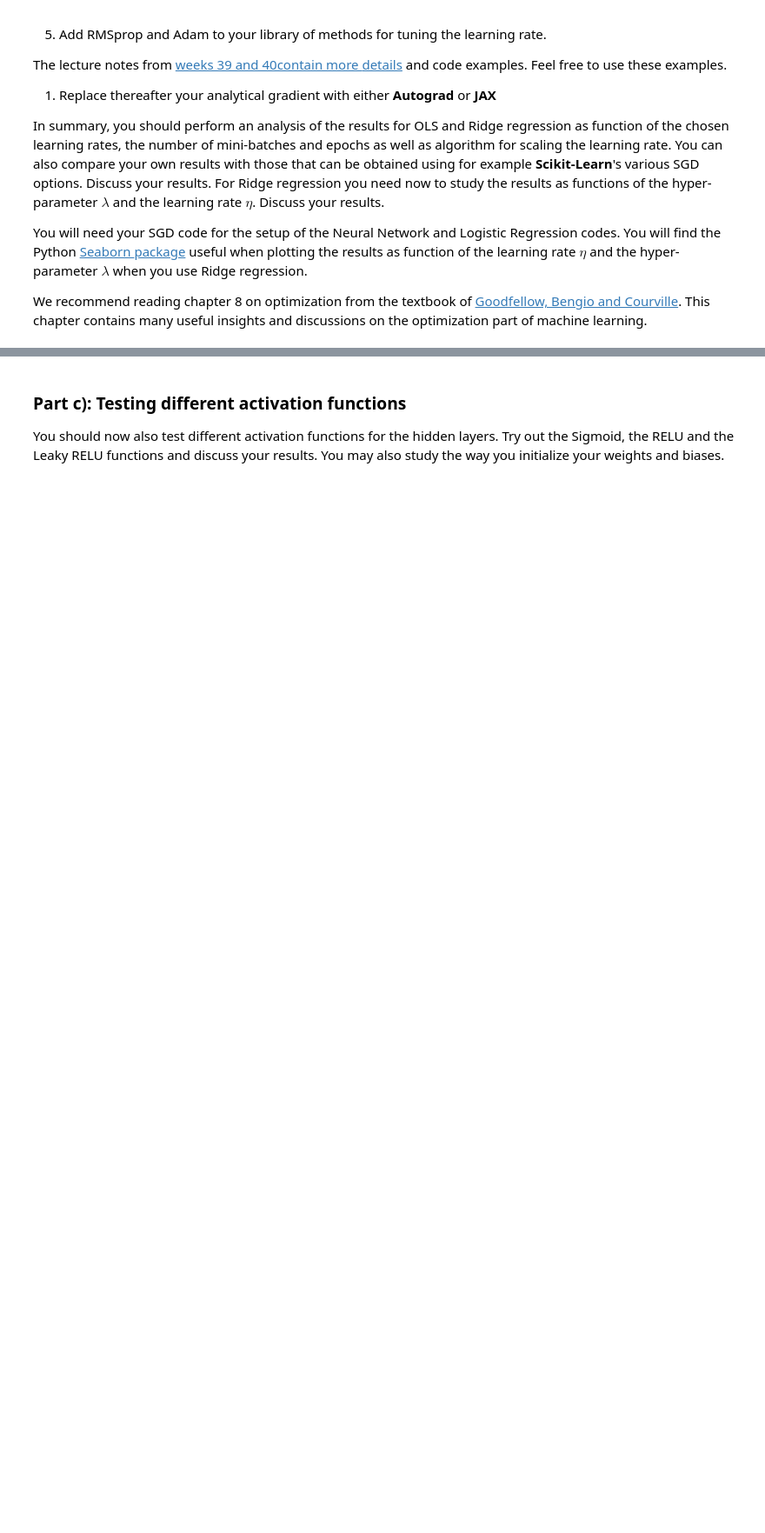
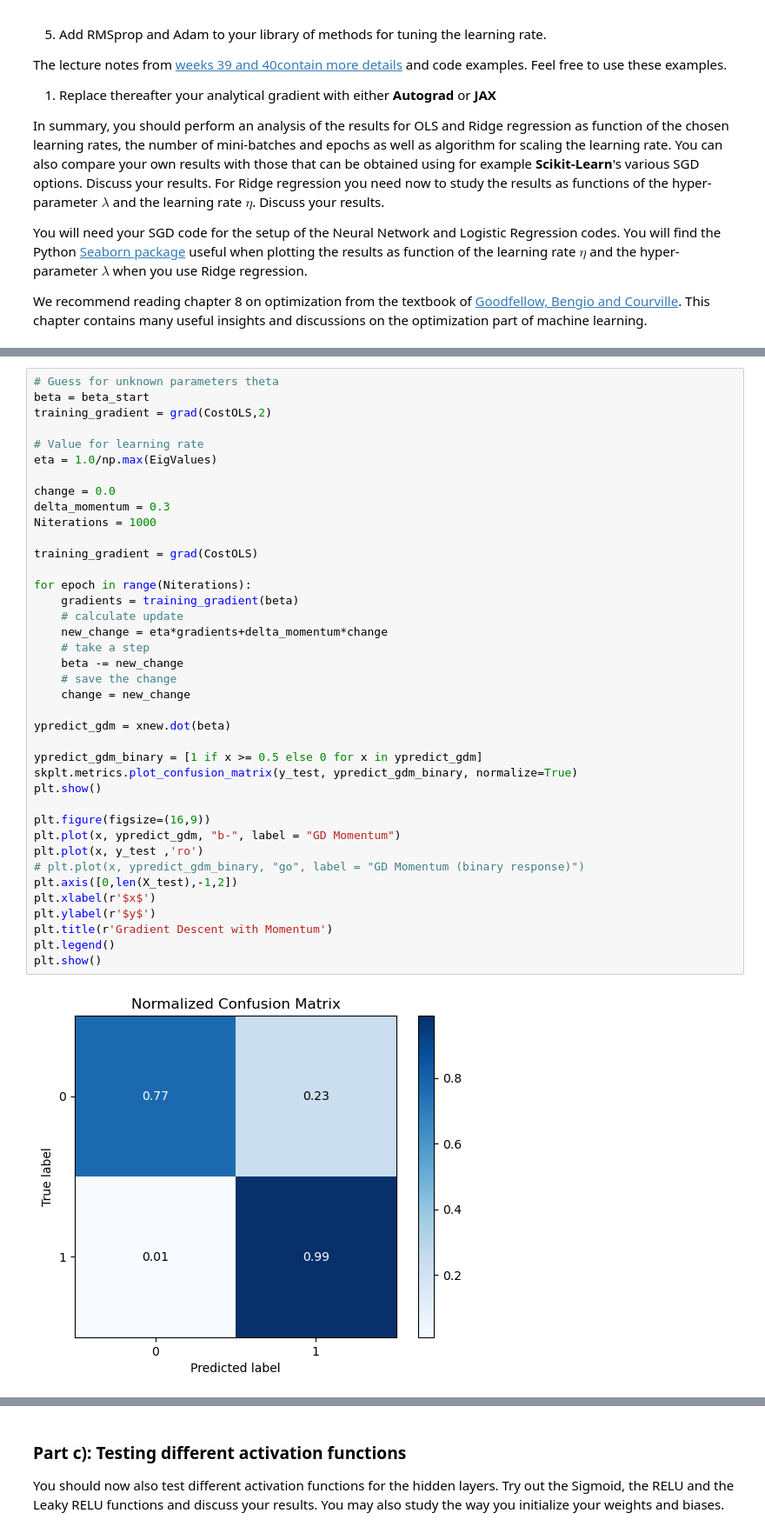
Before and after one commit to Yamacia/Project2data-ml, a Jupyter notebook: project2.ipynb, the cells around one changed output, grey strips where cells are left out. Shown at 87% size. Drawn from its saved outputs; the diff is of its cells as text; blank space fills up the shorter version.

```diff
--- a/project2.ipynb
+++ b/project2.ipynb
@@ -210,0 +230,41 @@ plt.show()
+# %%
+# Guess for unknown parameters theta
+beta = beta_start
+training_gradient = grad(CostOLS,2)
+
+# Value for learning rate
+eta = 1.0/np.max(EigValues)
+
+change = 0.0
+delta_momentum = 0.3
+Niterations = 1000
+
+training_gradient = grad(CostOLS)
+
+for epoch in range(Niterations):
+    gradients = training_gradient(beta)
+    # calculate update
+    new_change = eta*gradients+delta_momentum*change
+    # take a step
+    beta -= new_change
+    # save the change
+    change = new_change
+
+ypredict_gdm = xnew.dot(beta)
+
+ypredict_gdm_binary = [1 if x >= 0.5 else 0 for x in ypredict_gdm]
+skplt.metrics.plot_confusion_matrix(y_test, ypredict_gdm_binary, normalize=True)
+plt.show()
+
+plt.figure(figsize=(16,9))
+plt.plot(x, ypredict_gdm, "b-", label = "GD Momentum")
+plt.plot(x, y_test ,'ro')
+# plt.plot(x, ypredict_gdm_binary, "go", label = "GD Momentum (binary response)")
+plt.axis([0,len(X_test),-1,2])
+plt.xlabel(r'$x$')
+plt.ylabel(r'$y$')
+plt.title(r'Gradient Descent with Momentum')
+plt.legend()
+plt.show()
+# %% [output]
+[figure, added]
```
Also changed, not shown: parts of 26 cells of this notebook.
